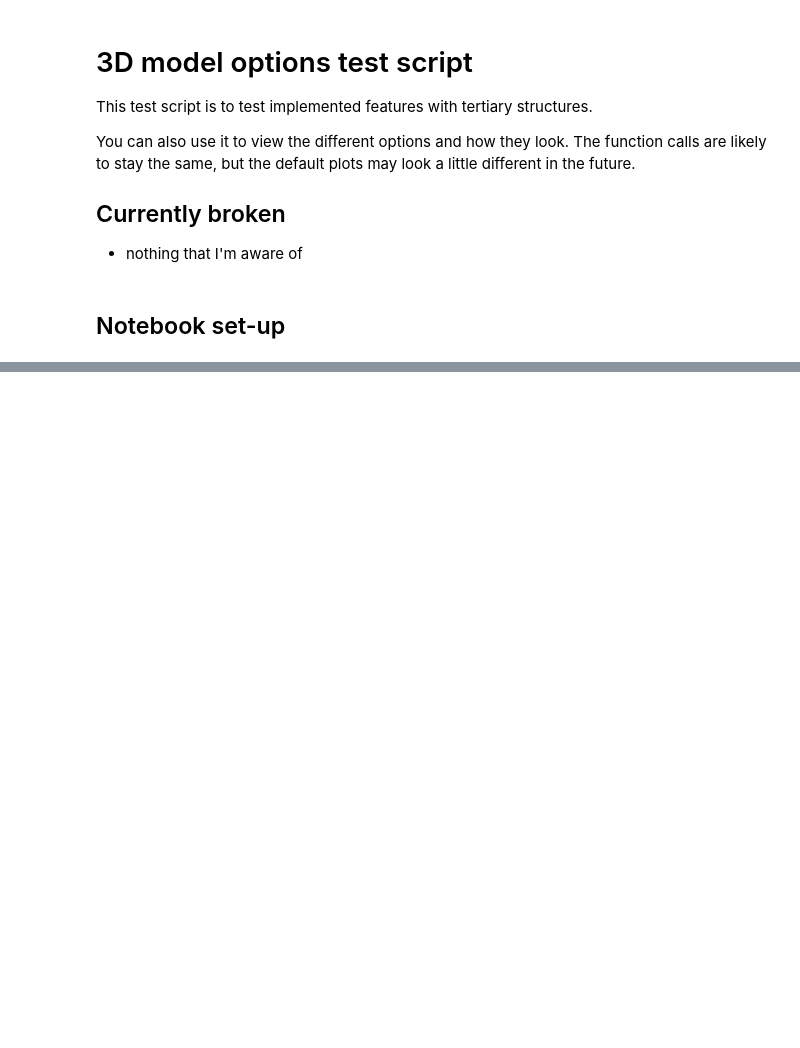
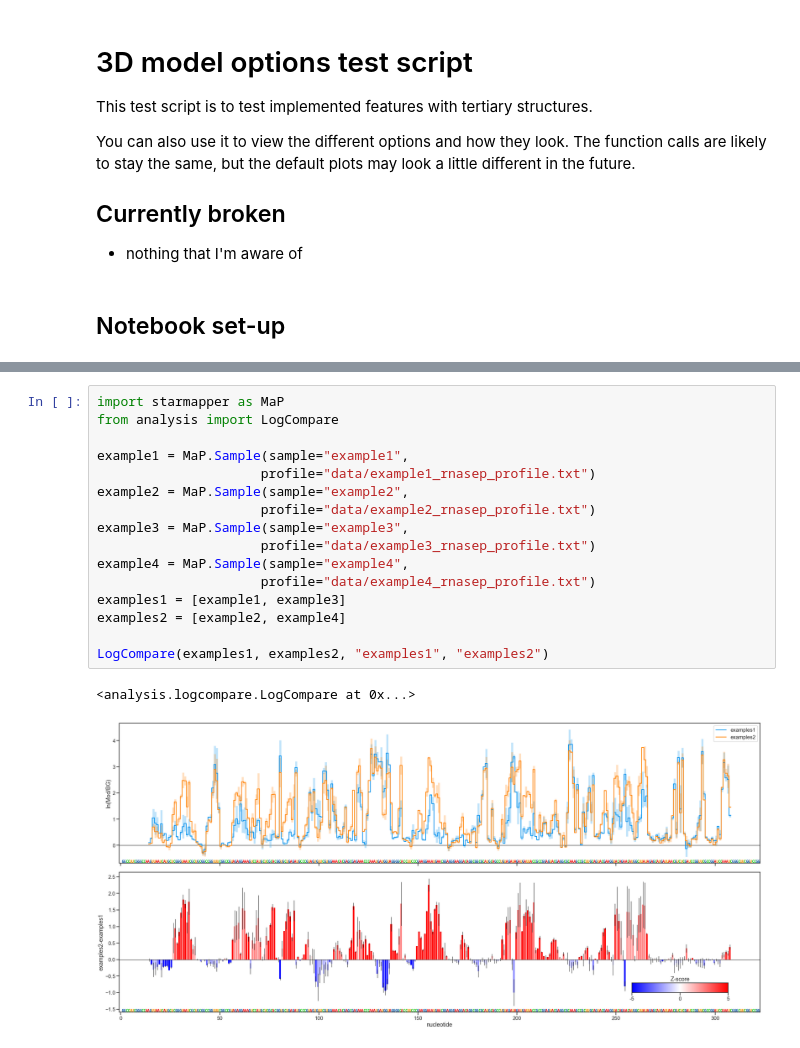
Before and after one commit to Weeks-UNC/RNAvigate, a Jupyter notebook: JNB-example/logcompare_test.ipynb, the cells around one changed output, grey strips where cells are left out. Saved outputs shown, nothing was run; the diff lists cells and outputs as text; blank space fills up the shorter version.

Commit message:
added log compare analysis

```diff
--- a/JNB-example/logcompare_test.ipynb
+++ b/JNB-example/logcompare_test.ipynb
@@ -135,0 +16,19 @@ plt.show()
+# %%
+import starmapper as MaP
+from analysis import LogCompare
+
+example1 = MaP.Sample(sample="example1",
+                     profile="data/example1_rnasep_profile.txt")
+example2 = MaP.Sample(sample="example2",
+                     profile="data/example2_rnasep_profile.txt")
+example3 = MaP.Sample(sample="example3",
+                     profile="data/example3_rnasep_profile.txt")
+example4 = MaP.Sample(sample="example4",
+                     profile="data/example4_rnasep_profile.txt")
+examples1 = [example1, example3]
+examples2 = [example2, example4]
+
+LogCompare(examples1, examples2, "examples1", "examples2")
+# %% [output]
+<analysis.logcompare.LogCompare at 0x...>
+[figure, added]
```
Also changed, not shown: parts of 1 cell of this notebook, 3 other files.
